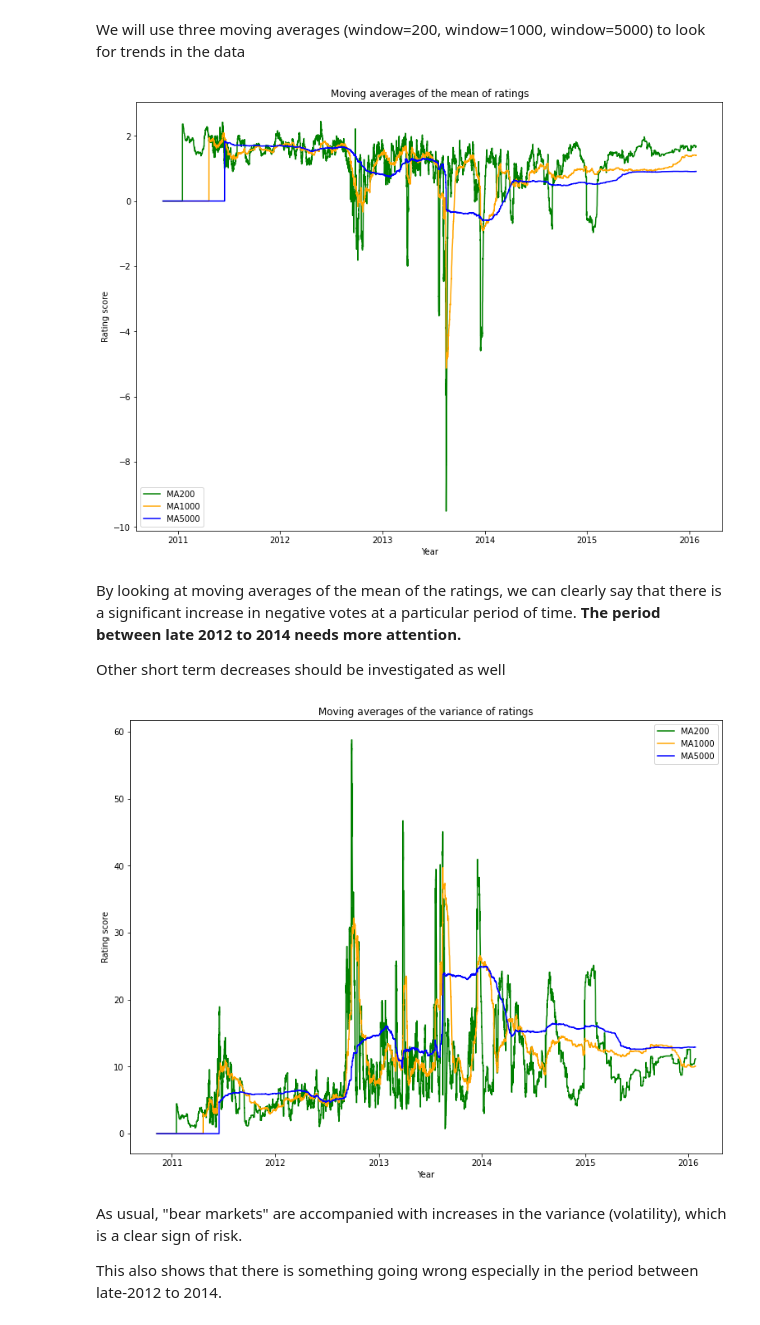
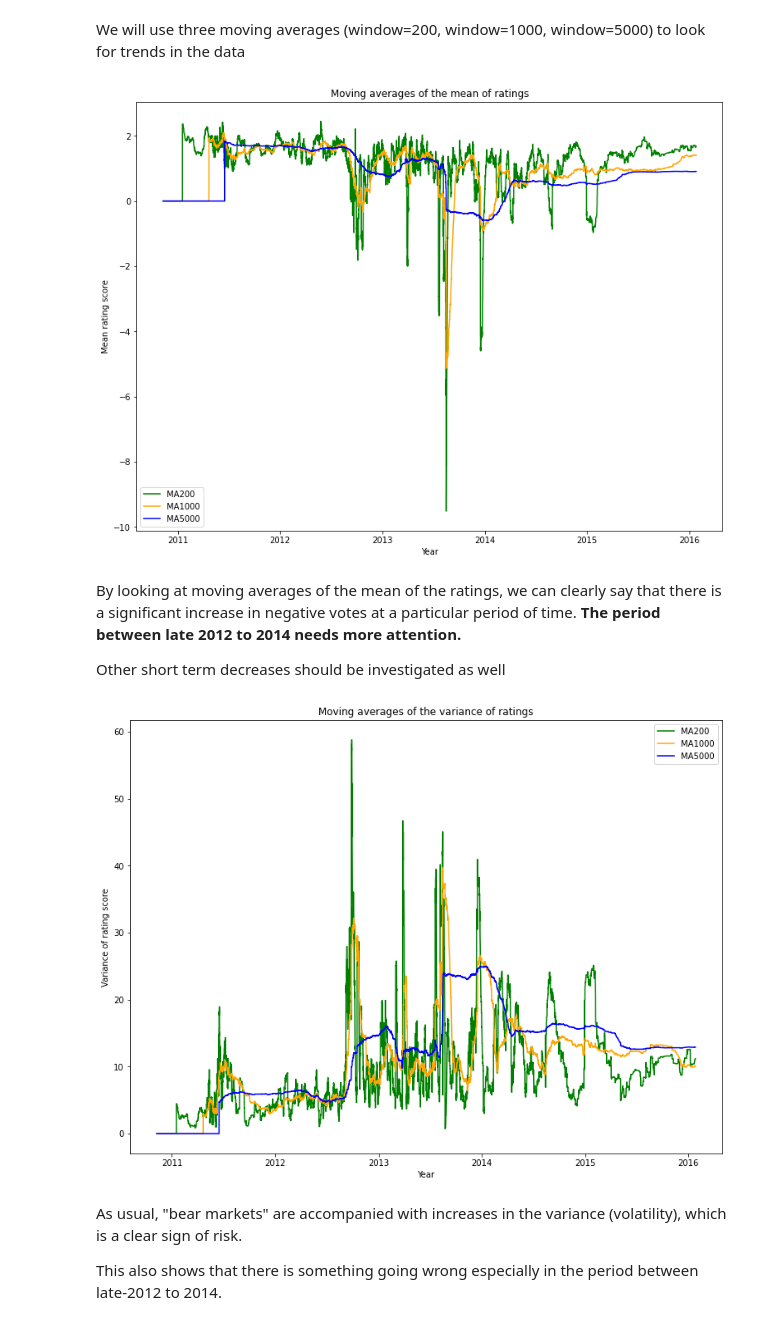
Before and after one commit to umitkaanusta/FraudRingDetection-TrustNetworks-Trying-New-Approach, a Jupyter notebook: sna_bitcoin_otc/notebooks/1_EDA.ipynb, the cells around one changed output. Cells and saved outputs as stored; diff of their text form; code cells hidden in the pictures.

```diff
--- a/sna_bitcoin_otc/notebooks/1_EDA.ipynb
+++ b/sna_bitcoin_otc/notebooks/1_EDA.ipynb
@@ -98,21 +102,21 @@ We will use three moving averages (window=200, window=1000, window=5000) to look
 # %%
 # Moving averages of the mean of ratings
 ma200_mean = df['rating'].rolling(window=200).mean().fillna(0)
 ma1000_mean = df['rating'].rolling(window=1000).mean().fillna(0)
 ma5000_mean = df['rating'].rolling(window=5000).mean().fillna(0)
 
 plt.figure(figsize=(12.8, 9.6))
 plt.plot(df["timestamp"], ma200_mean, color="green")
 plt.plot(df["timestamp"], ma1000_mean, color="orange")
 plt.plot(df["timestamp"], ma5000_mean, color="blue")
 
 plt.title("Moving averages of the mean of ratings")
 plt.legend(["MA200", "MA1000", "MA5000"])
-plt.ylabel("Rating score")
+plt.ylabel("Mean rating score")
 plt.xlabel("Year")
 plt.show()
 # %% [output]
-[figure, old version]
+[figure, new version]
 # %% [markdown]
 By looking at moving averages of the mean of the ratings, we can clearly say that there is a significant increase in negative votes at a particular period of time. **The period between late 2012 to 2014 needs more attention.**
 
@@ -132,11 +136,11 @@ plt.plot(df["timestamp"], ma5000_var, color="blue")
 
 plt.title("Moving averages of the variance of ratings")
 plt.legend(["MA200", "MA1000", "MA5000"])
-plt.ylabel("Rating score")
+plt.ylabel("Variance of rating score")
 plt.xlabel("Year")
 plt.show()
 # %% [output]
-[figure, old version]
+[figure, new version]
 # %% [markdown]
 As usual, "bear markets" are accompanied with increases in the variance (volatility), which is a clear sign of risk.
 
```
Also changed, not shown: parts of 13 cells of this notebook, 1 other file.
